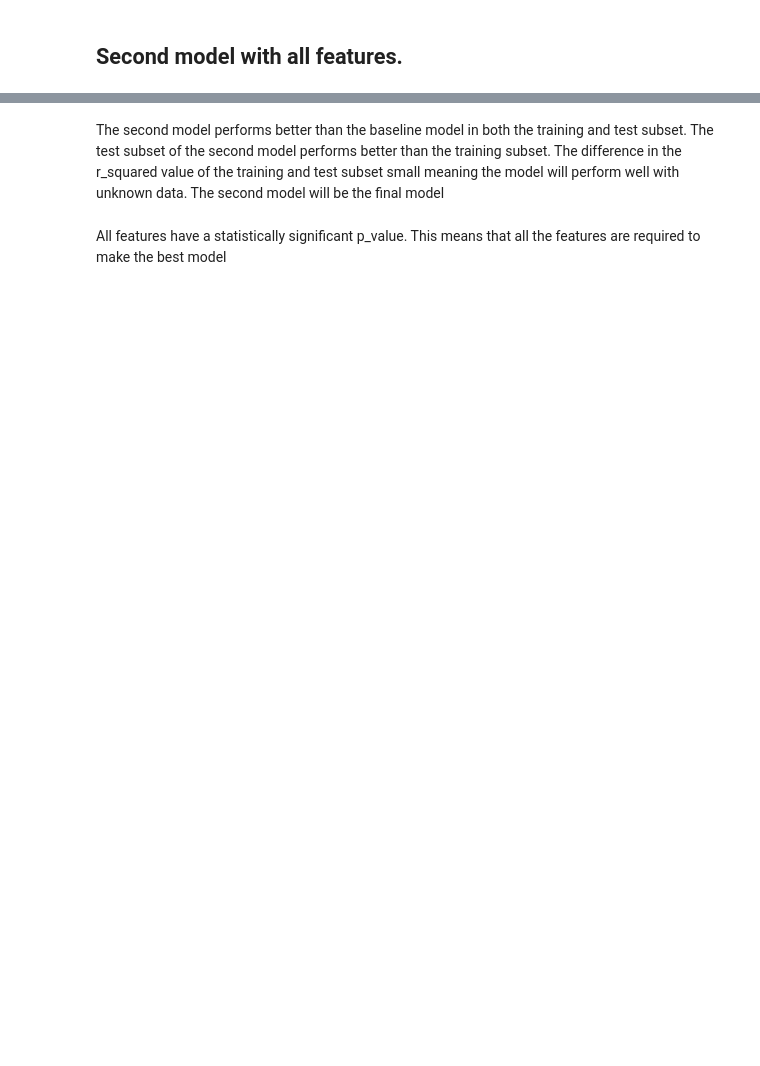
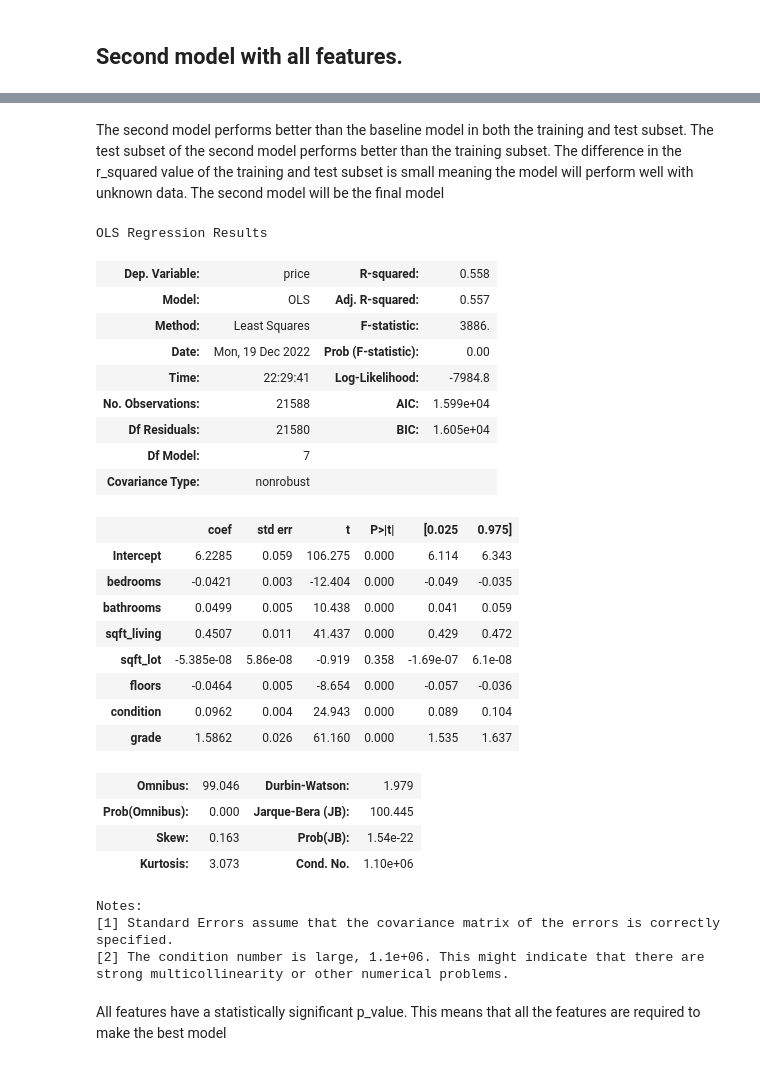
Before and after one commit to AliceWamuyu/dsc-phase-2-project, a Jupyter notebook: student.ipynb, the cells around one changed output, grey strips where cells are left out. Cells and saved outputs as stored; diff of their text form; code cells hidden in the pictures; blank space fills up the shorter version.

```diff
--- a/student.ipynb
+++ b/student.ipynb
@@ -245,14 +365,42 @@ print("Test r-squared score: ", baseline_scores["test_score"].mean())
 # %% [markdown]
 The second model performs better than the baseline model in both the training and test subset.
 The test subset of the second model performs better than the training subset.
-The difference in the r_squared value of the training and test subset small meaning the model will perform well with unknown data.
+The difference in the r_squared value of the training and test subset is small meaning the model will perform well with unknown data.
 The second model will be the final model
 # %%
 outcome = 'price'
-variables2 =['bedrooms', 'bathrooms', 'sqft_living','sqft_lot','floors','condition','grade','yr_built']
+variables2 =['bedrooms', 'bathrooms', 'sqft_living','sqft_lot','floors','condition','grade']
 predictors = '+'.join(variables2)
 formula = outcome + '~' + predictors
 model = ols(formula=formula, data=Data).fit()
 model.summary()
+# %% [output]
+OLS Regression Results
+| Dep. Variable: | price | R-squared: | 0.558 |
+| Model: | OLS | Adj. R-squared: | 0.557 |
+| Method: | Least Squares | F-statistic: | 3886. |
+| Date: | Mon, 19 Dec 2022 | Prob (F-statistic): | 0.00 |
+| Time: | 22:29:41 | Log-Likelihood: | -7984.8 |
+| No. Observations: | 21588 | AIC: | 1.599e+04 |
+| Df Residuals: | 21580 | BIC: | 1.605e+04 |
+| Df Model: | 7 |  |  |
+| Covariance Type: | nonrobust |  |  |
+|  | coef | std err | t | P>|t| | [0.025 | 0.975] |
+| Intercept | 6.2285 | 0.059 | 106.275 | 0.000 | 6.114 | 6.343 |
+| bedrooms | -0.0421 | 0.003 | -12.404 | 0.000 | -0.049 | -0.035 |
+| bathrooms | 0.0499 | 0.005 | 10.438 | 0.000 | 0.041 | 0.059 |
+| sqft_living | 0.4507 | 0.011 | 41.437 | 0.000 | 0.429 | 0.472 |
+| sqft_lot | -5.385e-08 | 5.86e-08 | -0.919 | 0.358 | -1.69e-07 | 6.1e-08 |
+| floors | -0.0464 | 0.005 | -8.654 | 0.000 | -0.057 | -0.036 |
+| condition | 0.0962 | 0.004 | 24.943 | 0.000 | 0.089 | 0.104 |
+| grade | 1.5862 | 0.026 | 61.160 | 0.000 | 1.535 | 1.637 |
+| Omnibus: | 99.046 | Durbin-Watson: | 1.979 |
+| Prob(Omnibus): | 0.000 | Jarque-Bera (JB): | 100.445 |
+| Skew: | 0.163 | Prob(JB): | 1.54e-22 |
+| Kurtosis: | 3.073 | Cond. No. | 1.10e+06 |
+Notes:
+[1] Standard Errors assume that the covariance matrix of the errors is correctly specified.
+[2] The condition number is large, 1.1e+06. This might indicate that there are
+strong multicollinearity or other numerical problems.
 # %% [markdown]
 All features have a statistically significant p_value. This means that all the features are required to make the best model
```
Also changed, not shown: parts of 32 cells of this notebook.
